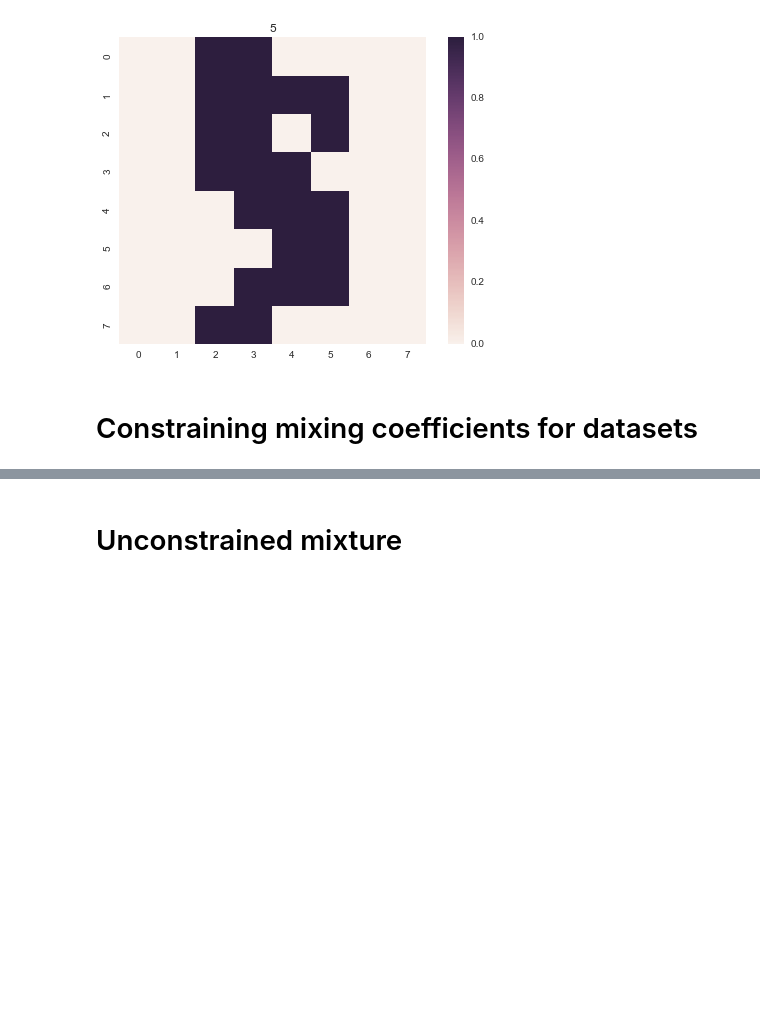
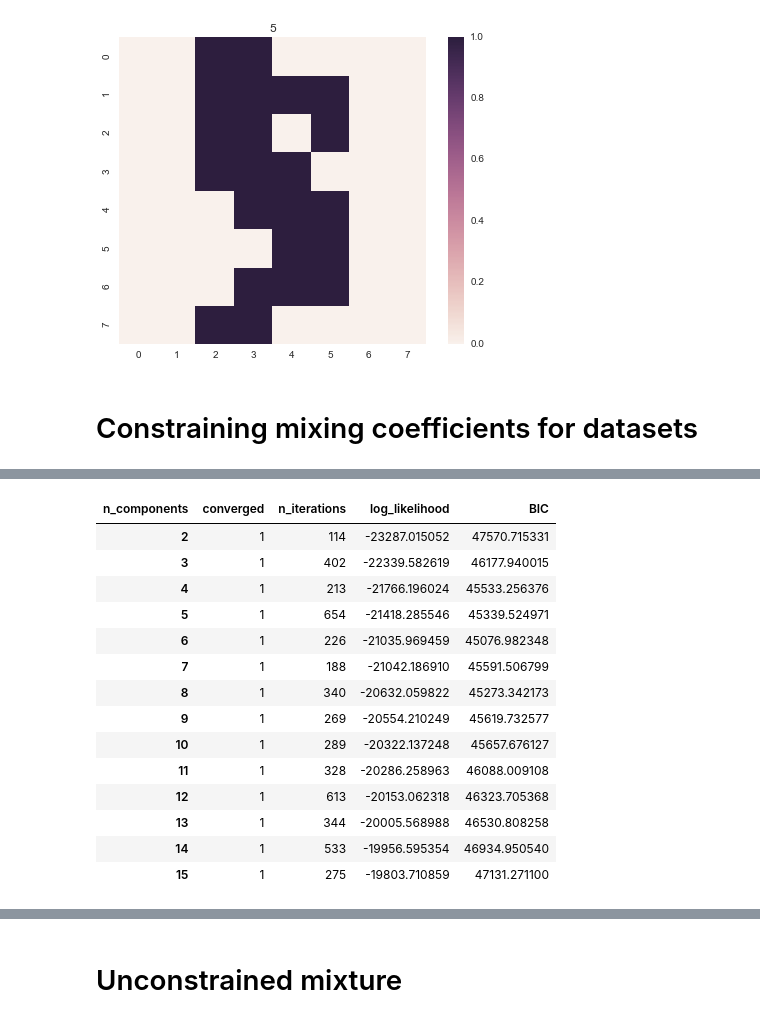
Before and after one commit to lukauskas/bernoulli-mixture-model, a Jupyter notebook: notebooks/Proof of Concept (more realistic).ipynb, the cells around one changed output, grey strips where cells are left out. Drawn from its saved outputs; the diff is of its cells as text; code cells hidden in the pictures; blank space fills up the shorter version.

```diff
--- a/notebooks/Proof of Concept (more realistic).ipynb
+++ b/notebooks/Proof of Concept (more realistic).ipynb
@@ -82,3 +82,21 @@ Wall time: 2h 13min 35s
+# %%
+results
+# %% [output]
+| n_components | converged | n_iterations | log_likelihood | BIC |
+| 2 | 1 | 114 | -23287.015052 | 47570.715331 |
+| 3 | 1 | 402 | -22339.582619 | 46177.940015 |
+| 4 | 1 | 213 | -21766.196024 | 45533.256376 |
+| 5 | 1 | 654 | -21418.285546 | 45339.524971 |
+| 6 | 1 | 226 | -21035.969459 | 45076.982348 |
+| 7 | 1 | 188 | -21042.186910 | 45591.506799 |
+| 8 | 1 | 340 | -20632.059822 | 45273.342173 |
+| 9 | 1 | 269 | -20554.210249 | 45619.732577 |
+| 10 | 1 | 289 | -20322.137248 | 45657.676127 |
+| 11 | 1 | 328 | -20286.258963 | 46088.009108 |
+| 12 | 1 | 613 | -20153.062318 | 46323.705368 |
+| 13 | 1 | 344 | -20005.568988 | 46530.808258 |
+| 14 | 1 | 533 | -19956.595354 | 46934.950540 |
+| 15 | 1 | 275 | -19803.710859 | 47131.271100 |
 # %%
 results['BIC'].plot()
 # %% [output]
```
Also changed, not shown: parts of 5 cells of this notebook, 1 other file.
